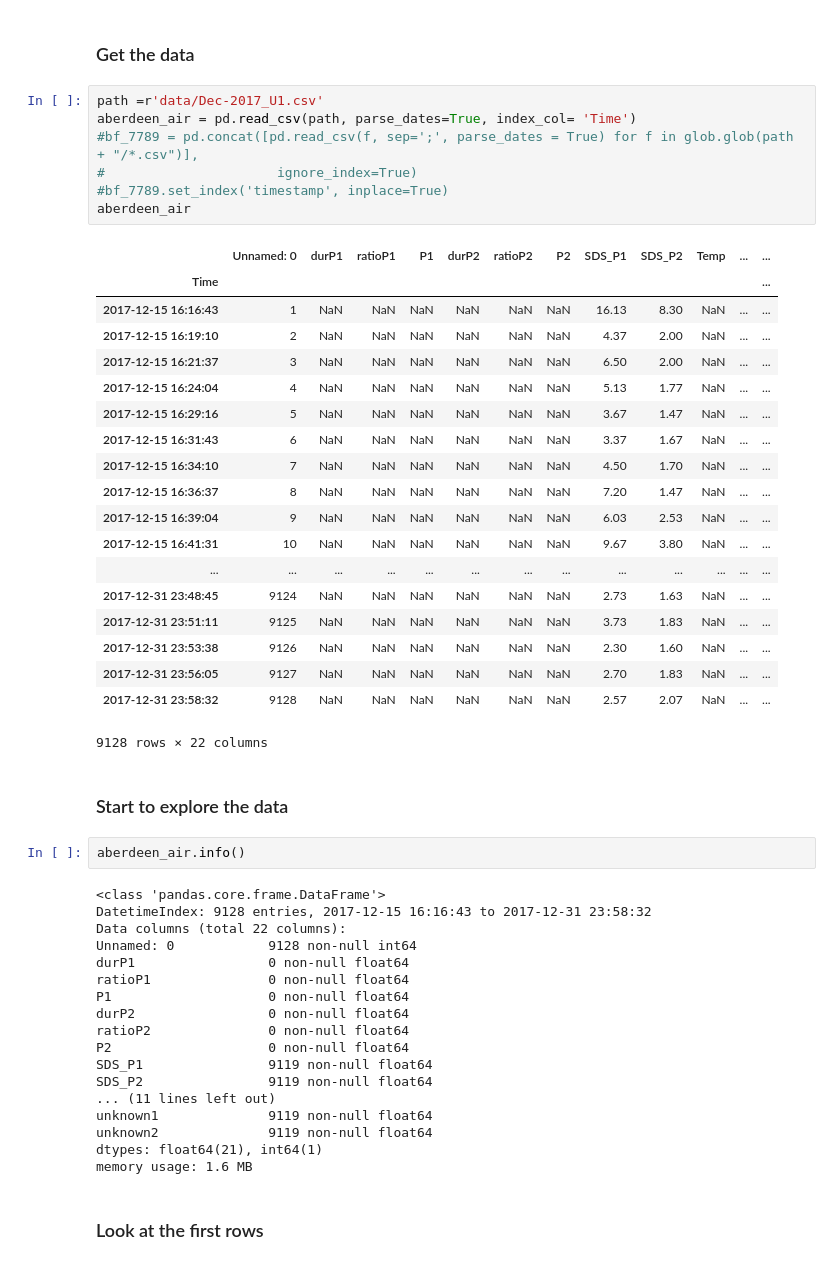
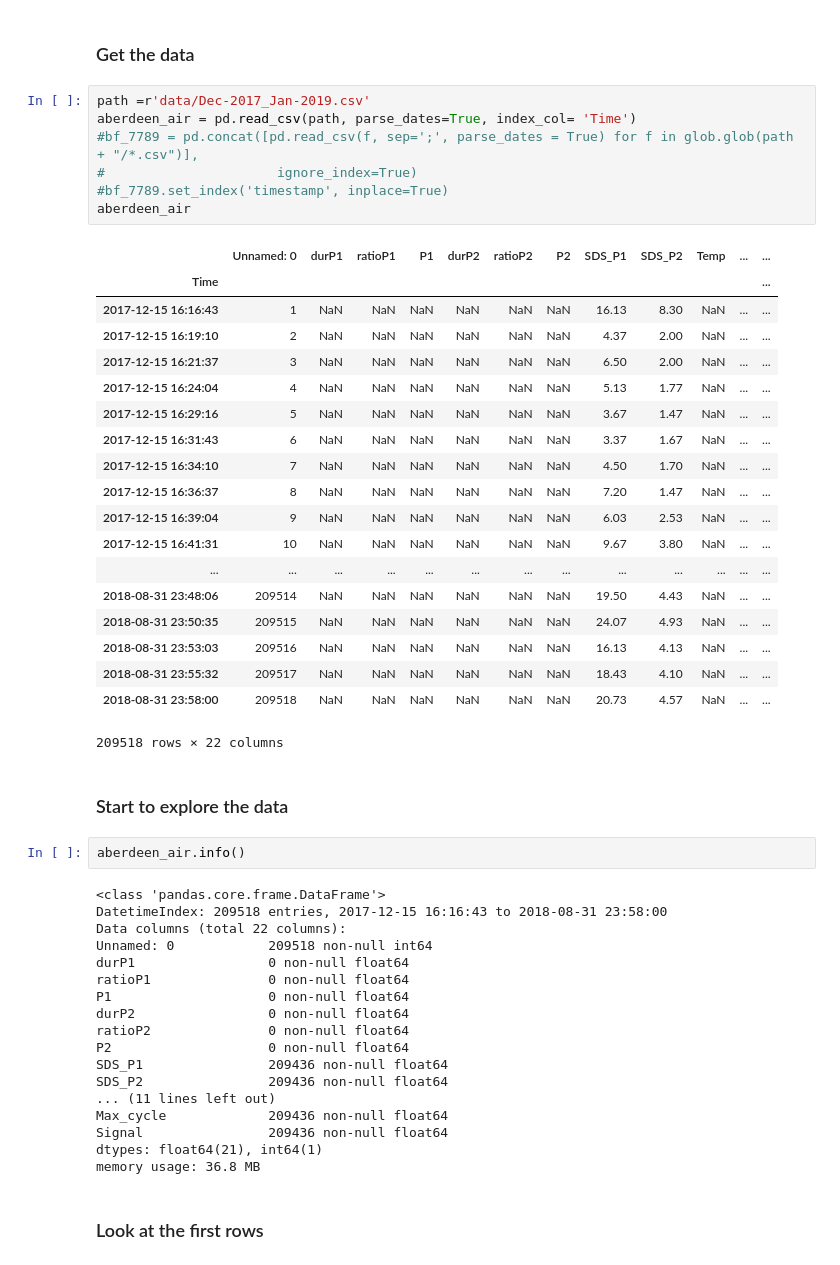
Before and after one commit to CodeTheCity/pollutionpatterns, a Jupyter notebook: CTC15.py.ipynb, the cells around one changed output. Saved outputs shown, nothing was run; the diff lists cells and outputs as text.

```diff
--- a/CTC15.py.ipynb
+++ b/CTC15.py.ipynb
@@ -8,54 +8,54 @@ import seaborn as sns
 # %% [markdown]
 ### Get the data
 # %%
-path =r'data/Dec-2017_U1.csv'
+path =r'data/Dec-2017_Jan-2019.csv'
 aberdeen_air = pd.read_csv(path, parse_dates=True, index_col= 'Time')
 #bf_7789 = pd.concat([pd.read_csv(f, sep=';', parse_dates = True) for f in glob.glob(path + "/*.csv")],
 #                      ignore_index=True)
 #bf_7789.set_index('timestamp', inplace=True)
 aberdeen_air
 # %% [output]
 |  | Unnamed: 0 | durP1 | ratioP1 | P1 | durP2 | ratioP2 | P2 | SDS_P1 | SDS_P2 | Temp | ... | ... |
 | Time |  |  |  |  |  |  |  |  |  |  |  | ... |
 | 2017-12-15 16:16:43 | 1 | NaN | NaN | NaN | NaN | NaN | NaN | 16.13 | 8.30 | NaN | ... | ... |
 | 2017-12-15 16:19:10 | 2 | NaN | NaN | NaN | NaN | NaN | NaN | 4.37 | 2.00 | NaN | ... | ... |
 | 2017-12-15 16:21:37 | 3 | NaN | NaN | NaN | NaN | NaN | NaN | 6.50 | 2.00 | NaN | ... | ... |
 | 2017-12-15 16:24:04 | 4 | NaN | NaN | NaN | NaN | NaN | NaN | 5.13 | 1.77 | NaN | ... | ... |
 | 2017-12-15 16:29:16 | 5 | NaN | NaN | NaN | NaN | NaN | NaN | 3.67 | 1.47 | NaN | ... | ... |
 | 2017-12-15 16:31:43 | 6 | NaN | NaN | NaN | NaN | NaN | NaN | 3.37 | 1.67 | NaN | ... | ... |
 | 2017-12-15 16:34:10 | 7 | NaN | NaN | NaN | NaN | NaN | NaN | 4.50 | 1.70 | NaN | ... | ... |
 | 2017-12-15 16:36:37 | 8 | NaN | NaN | NaN | NaN | NaN | NaN | 7.20 | 1.47 | NaN | ... | ... |
 | 2017-12-15 16:39:04 | 9 | NaN | NaN | NaN | NaN | NaN | NaN | 6.03 | 2.53 | NaN | ... | ... |
 | 2017-12-15 16:41:31 | 10 | NaN | NaN | NaN | NaN | NaN | NaN | 9.67 | 3.80 | NaN | ... | ... |
 | ... | ... | ... | ... | ... | ... | ... | ... | ... | ... | ... | ... | ... |
-| 2017-12-31 23:48:45 | 9124 | NaN | NaN | NaN | NaN | NaN | NaN | 2.73 | 1.63 | NaN | ... | ... |
-| 2017-12-31 23:51:11 | 9125 | NaN | NaN | NaN | NaN | NaN | NaN | 3.73 | 1.83 | NaN | ... | ... |
-| 2017-12-31 23:53:38 | 9126 | NaN | NaN | NaN | NaN | NaN | NaN | 2.30 | 1.60 | NaN | ... | ... |
-| 2017-12-31 23:56:05 | 9127 | NaN | NaN | NaN | NaN | NaN | NaN | 2.70 | 1.83 | NaN | ... | ... |
-| 2017-12-31 23:58:32 | 9128 | NaN | NaN | NaN | NaN | NaN | NaN | 2.57 | 2.07 | NaN | ... | ... |
+| 2018-08-31 23:48:06 | 209514 | NaN | NaN | NaN | NaN | NaN | NaN | 19.50 | 4.43 | NaN | ... | ... |
+| 2018-08-31 23:50:35 | 209515 | NaN | NaN | NaN | NaN | NaN | NaN | 24.07 | 4.93 | NaN | ... | ... |
+| 2018-08-31 23:53:03 | 209516 | NaN | NaN | NaN | NaN | NaN | NaN | 16.13 | 4.13 | NaN | ... | ... |
+| 2018-08-31 23:55:32 | 209517 | NaN | NaN | NaN | NaN | NaN | NaN | 18.43 | 4.10 | NaN | ... | ... |
+| 2018-08-31 23:58:00 | 209518 | NaN | NaN | NaN | NaN | NaN | NaN | 20.73 | 4.57 | NaN | ... | ... |
-9128 rows × 22 columns
+209518 rows × 22 columns
 # %% [markdown]
 ### Start to explore the data
 # %%
 aberdeen_air.info()
 # %% [output]
 <class 'pandas.core.frame.DataFrame'>
-DatetimeIndex: 9128 entries, 2017-12-15 16:16:43 to 2017-12-31 23:58:32
+DatetimeIndex: 209518 entries, 2017-12-15 16:16:43 to 2018-08-31 23:58:00
 Data columns (total 22 columns):
-Unnamed: 0            9128 non-null int64
+Unnamed: 0            209518 non-null int64
 durP1                 0 non-null float64
 ratioP1               0 non-null float64
 P1                    0 non-null float64
 durP2                 0 non-null float64
 ratioP2               0 non-null float64
 P2                    0 non-null float64
-SDS_P1                9119 non-null float64
-SDS_P2                9119 non-null float64
+SDS_P1                209436 non-null float64
+SDS_P2                209436 non-null float64
 ... (11 lines left out)
-unknown1              9119 non-null float64
-unknown2              9119 non-null float64
+Max_cycle             209436 non-null float64
+Signal                209436 non-null float64
 dtypes: float64(21), int64(1)
-memory usage: 1.6 MB
+memory usage: 36.8 MB
 # %% [markdown]
 ### Look at the first rows
 # %%
```
Also changed, not shown: parts of 15 cells of this notebook.
